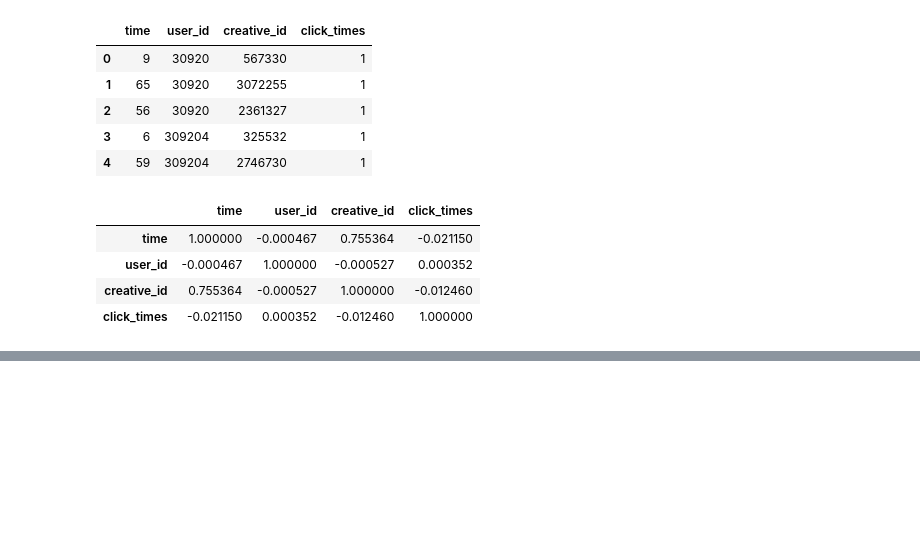
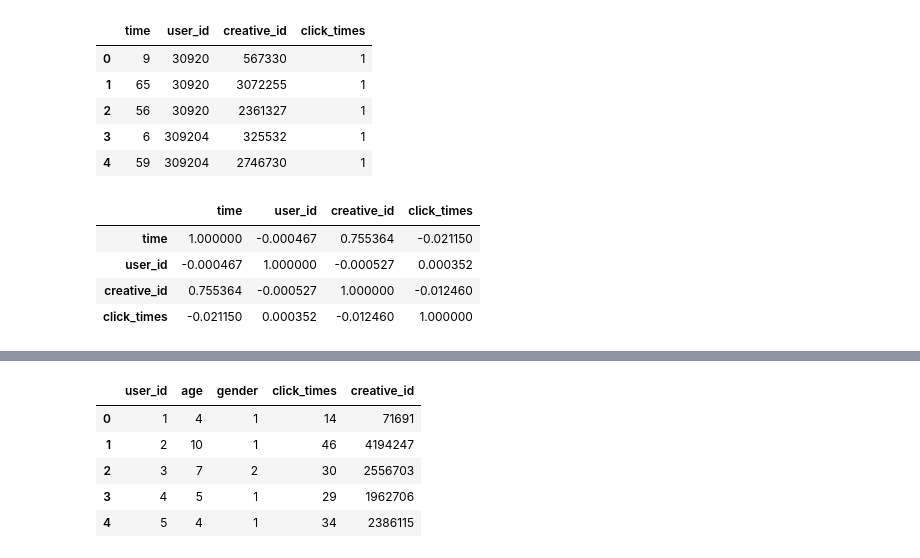
Before and after one commit to lx1374327576/xzwbsrz_pre, a Jupyter notebook: lx_test/pre_test1.ipynb, the cells around one changed output, grey strips where cells are left out. Saved outputs shown, nothing was run; the diff lists cells and outputs as text; code cells hidden in the pictures; blank space fills up the shorter version.

```diff
--- a/lx_test/pre_test1.ipynb
+++ b/lx_test/pre_test1.ipynb
@@ -134,0 +224,9 @@ df3.corr()
+# %%
+df.head()
+# %% [output]
+|  | user_id | age | gender | click_times | creative_id |
+| 0 | 1 | 4 | 1 | 14 | 71691 |
+| 1 | 2 | 10 | 1 | 46 | 4194247 |
+| 2 | 3 | 7 | 2 | 30 | 2556703 |
+| 3 | 4 | 5 | 1 | 29 | 1962706 |
+| 4 | 5 | 4 | 1 | 34 | 2386115 |
```
Also changed, not shown: parts of 29 cells of this notebook.
